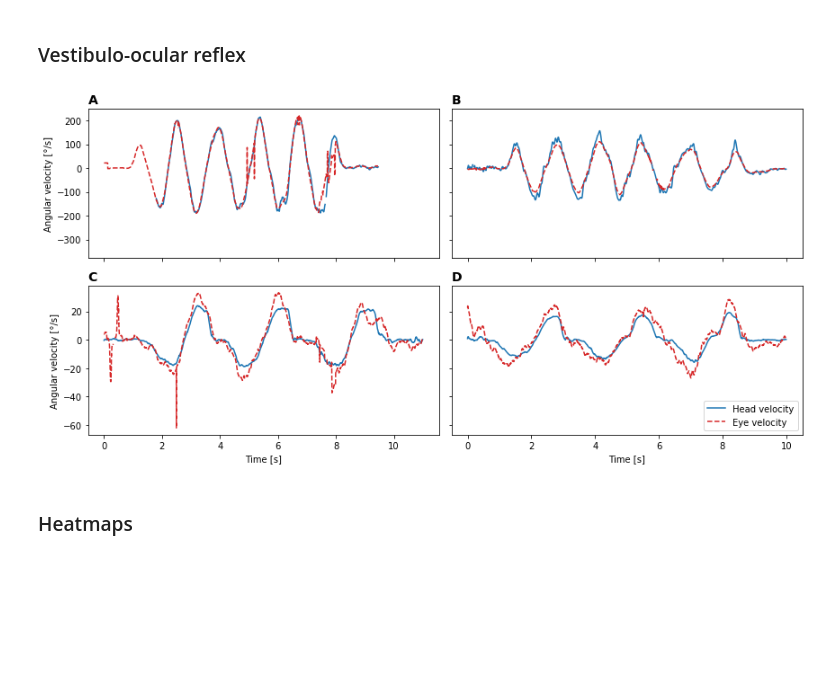
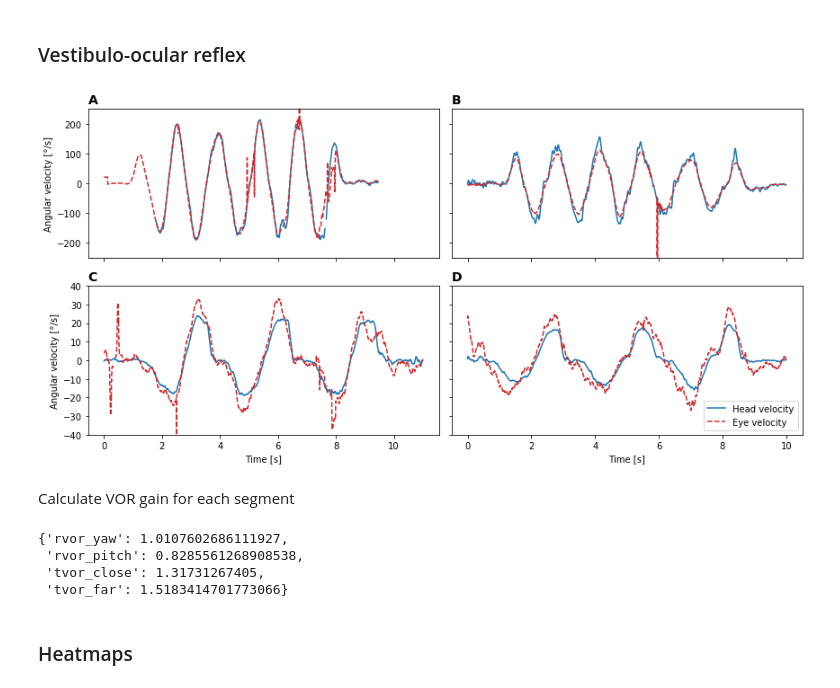
Before and after one commit to vedb/pupil-t265, a Jupyter notebook: examples/etra2020.ipynb, the cells around one changed output. Saved outputs shown, nothing was run; the diff lists cells and outputs as text; code cells hidden in the pictures; blank space fills up the shorter version.

```diff
--- a/examples/etra2020.ipynb
+++ b/examples/etra2020.ipynb
@@ -82,27 +82,27 @@ max_eye_velocity = 750
 # %% [markdown]
 Smooth gaze point and norm pos with boxcar filter
 # %%
-gaze_point_smoothed = gaze_point_spherical \
+gaze_point_spherical = gaze_point_spherical \
     .pipe(smooth, window_len=window_len)
 # %% [markdown]
 Compute gaze velocity
 # %%
-gaze_vel_smoothed = gaze_point_smoothed \
+gaze_vel_spherical = gaze_point_spherical \
     .differentiate('time', datetime_unit='s') \
     .rename('gaze_velocity')
 
-gaze_vel_norm = gaze_vel_smoothed \
+gaze_vel_norm = gaze_vel_spherical \
     .sel(spherical_axis=['theta', 'phi']) \
     .reduce(np.linalg.norm, dim='spherical_axis')
 # %% [markdown]
 Clean gaze point and velocity
 # %%
-gaze_point_clean = gaze_point_smoothed \
+gaze_point_spherical = gaze_point_spherical \
     .pipe(clean,
           gaze.gaze_confidence > min_gaze_confidence,
           gaze_vel_norm < max_eye_velocity)
 
-gaze_vel_clean = gaze_vel_smoothed \
+gaze_vel_spherical = gaze_vel_spherical \
     .pipe(clean,
           gaze.gaze_confidence > min_gaze_confidence,
           gaze_vel_norm < max_eye_velocity)
@@ -138,7 +138,7 @@ conditions = {
 }
 
 v_eyes = {
-    condition: gaze_vel_clean.sel(
+    condition: gaze_vel_spherical.sel(
         time=slice(user_info[f'{condition}_start'],
                    user_info[f'{condition}_end']),
         spherical_axis=s_axis)
@@ -155,32 +155,50 @@ v_head = {
 # %%
 fig, axarr = plt.subplots(2, 2, sharex='col', sharey='row', figsize=(12, 6))
 axarr = axarr.flatten()
 
 for idx, condition in enumerate(conditions):
 
     axarr[idx].plot(
         (v_head[condition].time - v_head[condition].time[0]).astype(float)/1e9,
         v_head[condition], color='tab:blue', label='Head velocity')
 
     axarr[idx].plot(
         (v_eyes[condition].time - v_eyes[condition].time[0]).astype(float)/1e9,
         v_eyes[condition], color='tab:red', linestyle='dashed', label='Eye velocity')
 
     axarr[idx].set_title(
         chr(ord('A') + idx), loc='left', fontweight='bold', fontsize=14)
 
     if idx >= 2:
         axarr[idx].set_xlabel('Time [s]')
+        axarr[idx].set_ylim(-40, 40)
+    else:
+        axarr[idx].set_ylim(-250, 250)
     if idx % 2 == 0:
         axarr[idx].set_ylabel('Angular velocity [°/s]')
     if idx == 3:
         axarr[idx].legend(loc='lower right')
 
 fig.tight_layout()
 # %% [output]
-[figure, old version]
+[figure, new version]
 # %%
 fig.savefig('results/vor.png', dpi=300, bbox_inches='tight')
+# %% [markdown]
+Calculate VOR gain for each segment
+# %%
+gains = {
+    condition: np.nanmedian(
+        v_eyes[condition].interp(time=v_head[condition].time) / v_head[condition])
+    for condition in conditions
+}
+
+print(gains)
+# %% [output]
+{'rvor_yaw': 1.0107602686111927,
+ 'rvor_pitch': 0.8285561268908538,
+ 'tvor_close': 1.31731267405,
+ 'tvor_far': 1.5183414701773066}
 # %% [markdown]
 ### Heatmaps
 # %%
```
Also changed, not shown: parts of 2 cells of this notebook, 4 other files.
